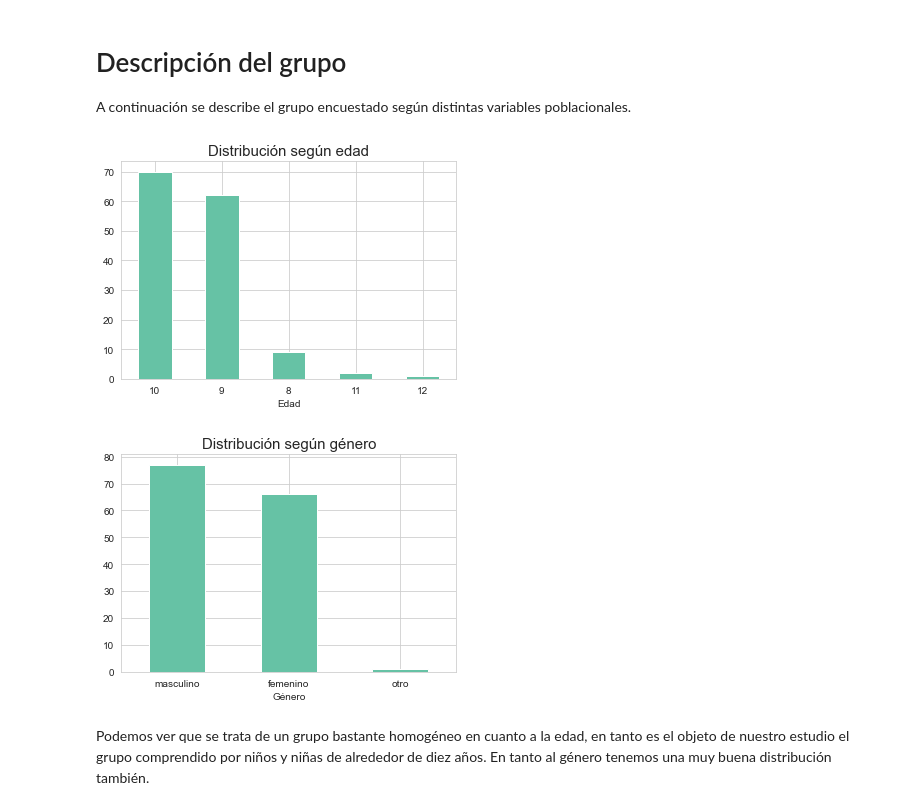
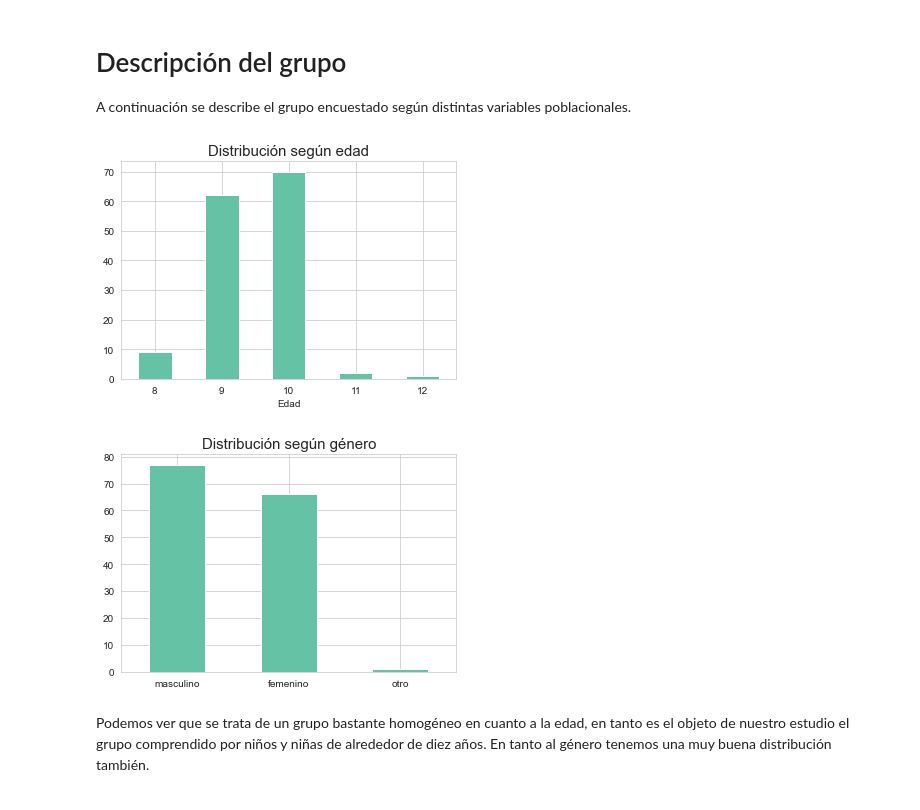
Before and after one commit to luparral/misconceptions, a Jupyter notebook: notebooks/Análisis exploratorio.ipynb, the cells around one changed output. Cells and saved outputs as stored; diff of their text form; code cells hidden in the pictures.

```diff
--- a/notebooks/Análisis exploratorio.ipynb
+++ b/notebooks/Análisis exploratorio.ipynb
@@ -52,19 +52,18 @@ A continuación se describe el grupo encuestado según distintas variables pobla
 # %%
 # Participantes por Edad
 
-df["q_edad"].value_counts().plot.bar(rot=0)
+df["q_edad"].value_counts().sort_index().plot.bar(rot=0)
 plt.xlabel("Edad")
 plt.title("Distribución según edad", fontsize=15);
 # %% [output]
-[figure, old version]
+[figure, new version]
 # %%
 # Participantes por Género
 
 df["q_genero"].value_counts().plot.bar(rot=0)
-plt.xlabel("Género")
 plt.xticks([0, 1, 2], ['masculino', 'femenino', 'otro'])
 plt.title("Distribución según género", fontsize=15);
 # %% [output]
-[figure, old version]
+[figure, new version]
 # %% [markdown]
 Podemos ver que se trata de un grupo bastante homogéneo en cuanto a la edad, en tanto es el objeto de nuestro estudio el grupo comprendido por niños y niñas de alrededor de diez años. En tanto al género tenemos una muy buena distribución también.
```
Also changed, not shown: parts of 17 cells of this notebook.
